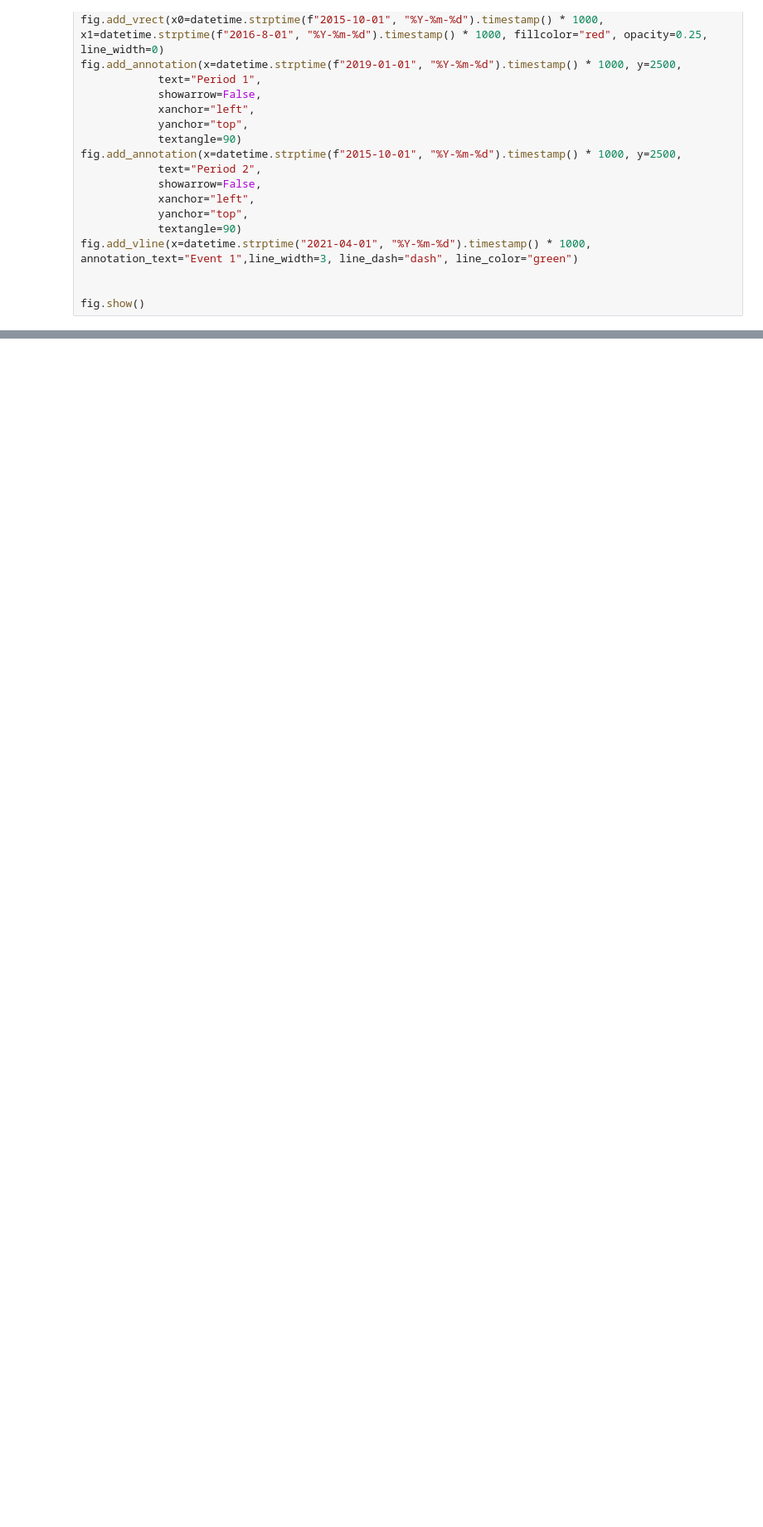
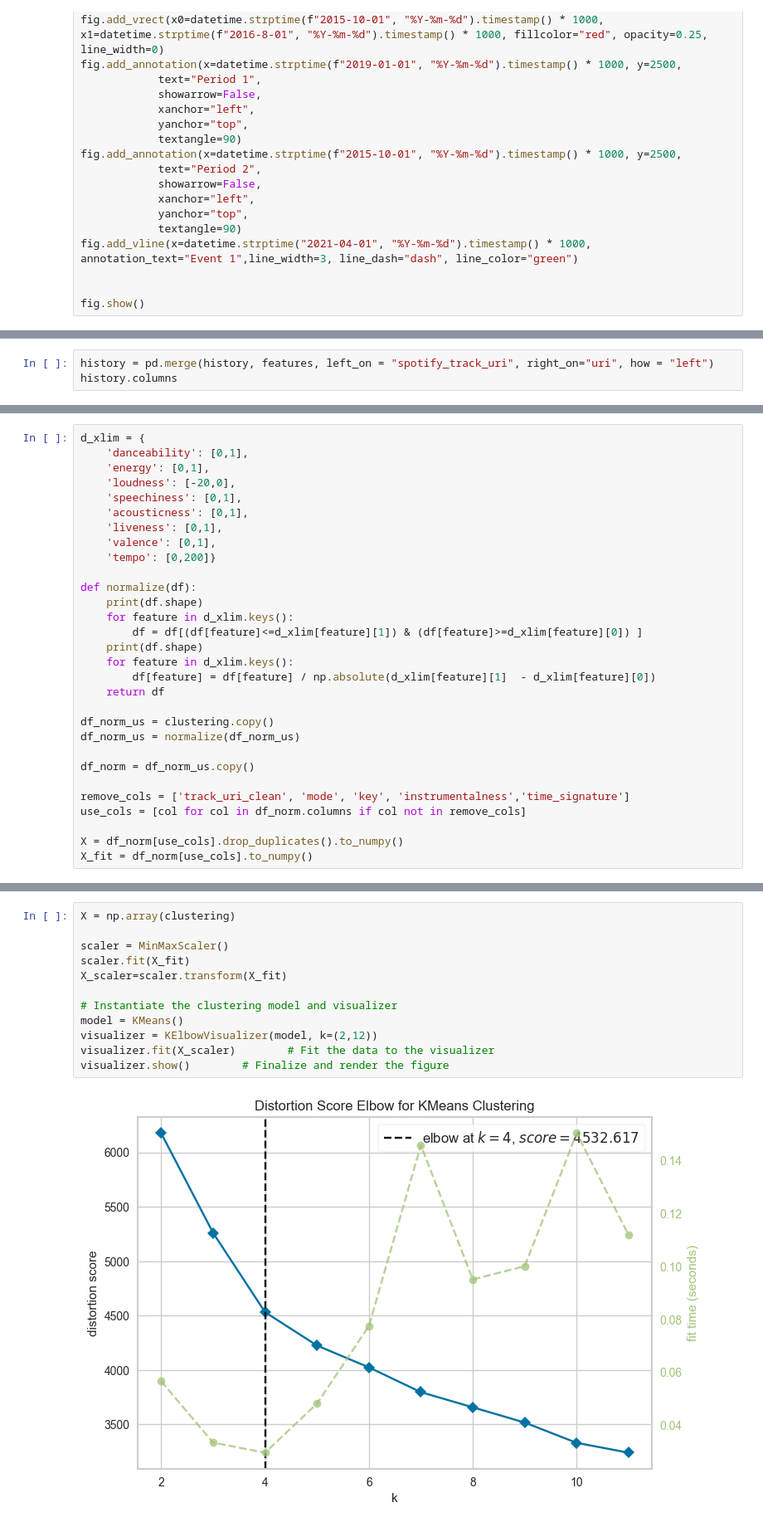
Before and after one commit to jvaleroliet/spotify-analysis, a Jupyter notebook: spotify_analysis.ipynb, the cells around one changed output, grey strips where cells are left out. Shown at 83% size. Cells and saved outputs as stored; diff of their text form; blank space fills up the shorter version.

```diff
--- a/spotify_analysis.ipynb
+++ b/spotify_analysis.ipynb
@@ -301,0 +890,3 @@ fig.show()
+# %%
+history = pd.merge(history, features, left_on = "spotify_track_uri", right_on="uri", how = "left")
+history.columns
@@ -301,0 +1020,30 @@ fig.show()
+# %%
+d_xlim = {
+    'danceability': [0,1],
+    'energy': [0,1],
+    'loudness': [-20,0],
+    'speechiness': [0,1],
+    'acousticness': [0,1],
+    'liveness': [0,1],
+    'valence': [0,1],
+    'tempo': [0,200]}
+
+def normalize(df):
+    print(df.shape)
+    for feature in d_xlim.keys():
+        df = df[(df[feature]<=d_xlim[feature][1]) & (df[feature]>=d_xlim[feature][0]) ]
+    print(df.shape)
+    for feature in d_xlim.keys():
+        df[feature] = df[feature] / np.absolute(d_xlim[feature][1]  - d_xlim[feature][0])
+    return df
+
+df_norm_us = clustering.copy()
+df_norm_us = normalize(df_norm_us)
+
+df_norm = df_norm_us.copy()
+
+remove_cols = ['track_uri_clean', 'mode', 'key', 'instrumentalness','time_signature']
+use_cols = [col for col in df_norm.columns if col not in remove_cols]
+
+X = df_norm[use_cols].drop_duplicates().to_numpy()
+X_fit = df_norm[use_cols].to_numpy()
@@ -301,0 +1055,14 @@ fig.show()
+# %%
+X = np.array(clustering)
+
+scaler = MinMaxScaler()
+scaler.fit(X_fit)
+X_scaler=scaler.transform(X_fit)
+
+# Instantiate the clustering model and visualizer
+model = KMeans()
+visualizer = KElbowVisualizer(model, k=(2,12))
+visualizer.fit(X_scaler)        # Fit the data to the visualizer
+visualizer.show()        # Finalize and render the figure
+# %% [output]
+[figure, added]
```
Also changed, not shown: parts of 101 cells of this notebook.
